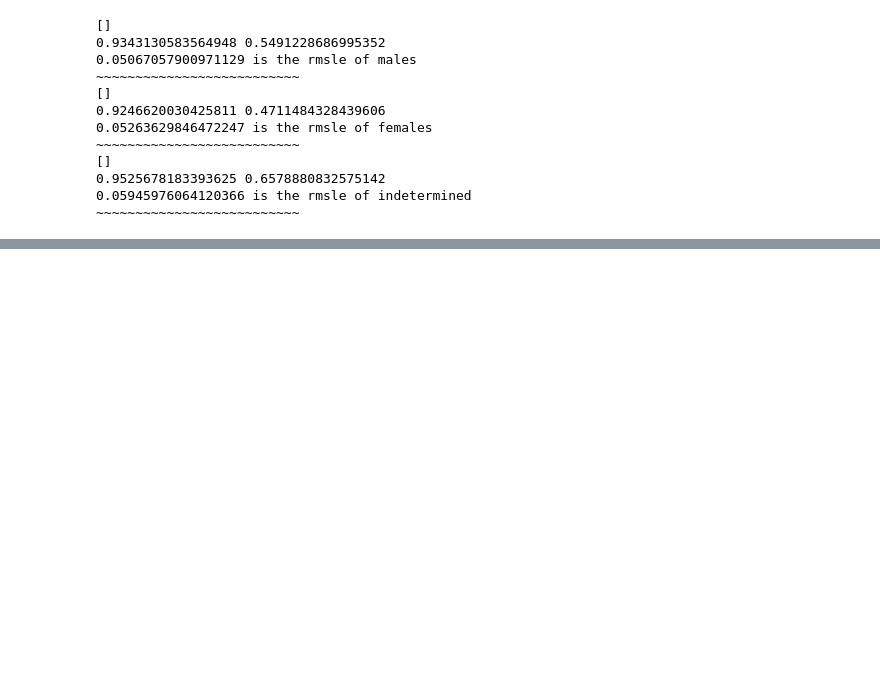
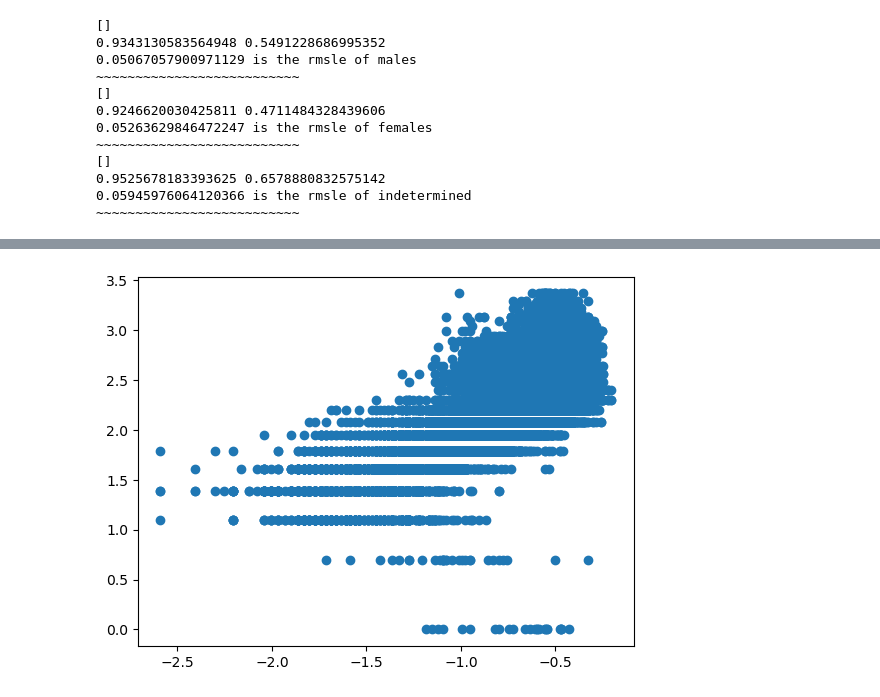
Before and after one commit to bwolff26/abalone_regression, a Jupyter notebook: code/modeling_ii.ipynb, the cells around one changed output, grey strips where cells are left out. Drawn from its saved outputs; the diff is of its cells as text; code cells hidden in the pictures; blank space fills up the shorter version.

```diff
--- a/code/modeling_ii.ipynb
+++ b/code/modeling_ii.ipynb
@@ -332,0 +416,4 @@ submission.to_csv(
+# %%
+plt.scatter(df_log['length'], df_log['rings']);
+# %% [output]
+[figure, added]
```
Also changed, not shown: parts of 35 cells of this notebook, 1 other file.
